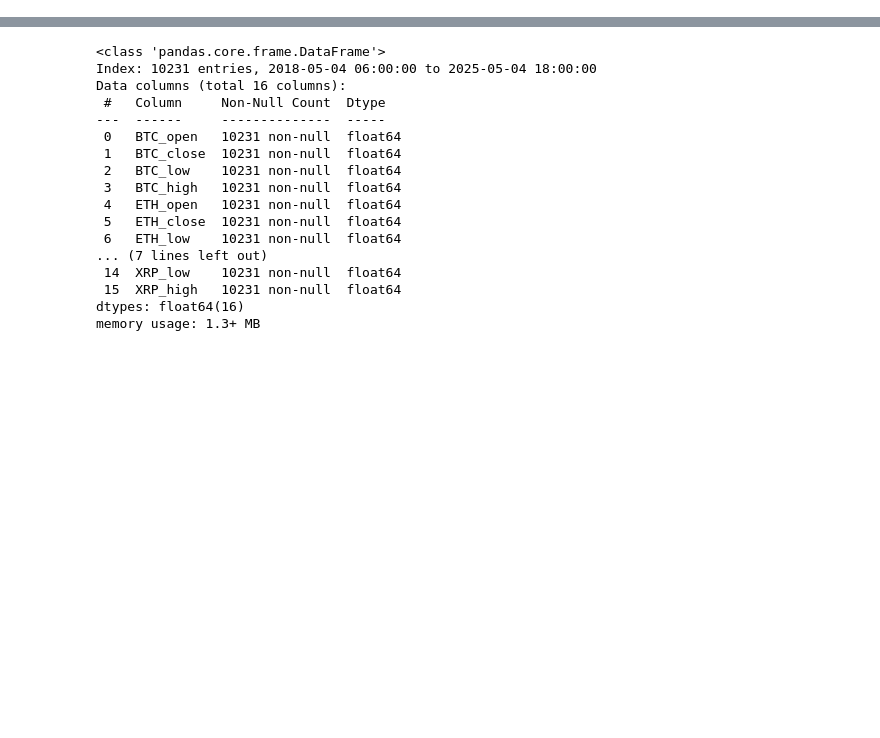
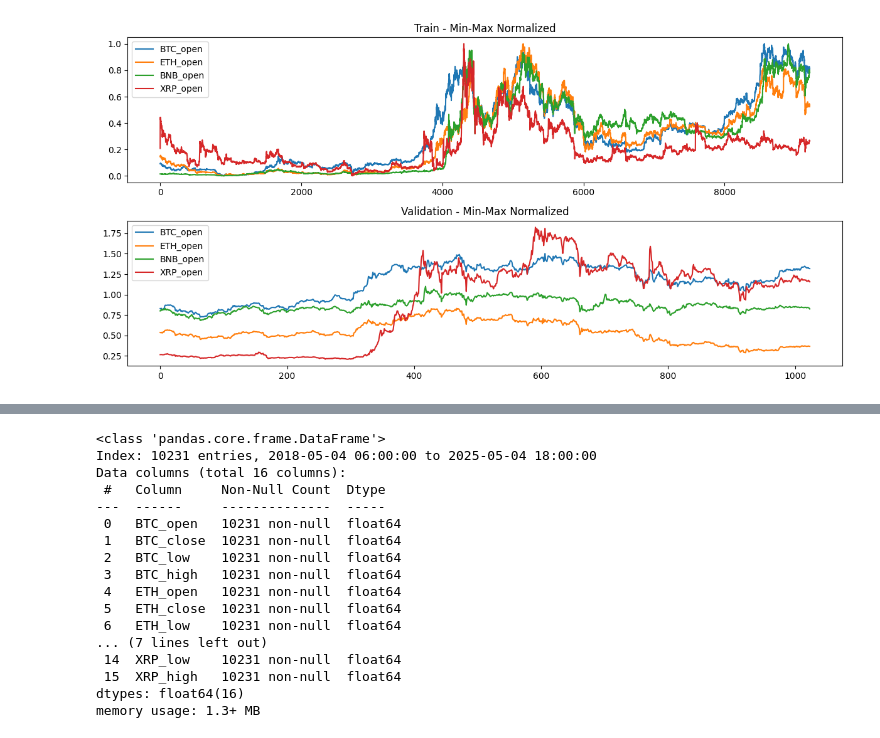
Before and after one commit to mericdemirors/CrossCurrencyPrediction, a Jupyter notebook: 04_data_cleaning.ipynb, the cells around one changed output, grey strips where cells are left out. Saved outputs shown, nothing was run; the diff lists cells and outputs as text; code cells hidden in the pictures; blank space fills up the shorter version.

Commit message:
plots for the presentation and gitignore update

```diff
--- a/04_data_cleaning.ipynb
+++ b/04_data_cleaning.ipynb
@@ -0,0 +1,44 @@
+# %%
+import pandas as pd
+import matplotlib.pyplot as plt
+
+# --- Step 1: Read train & validation CSV ---
+train_csv = "data/BTC_ETH_BNB_XRP_6h_shared_train.csv"
+val_csv = "data/BTC_ETH_BNB_XRP_6h_shared_val.csv"
+
+train_df = pd.read_csv(train_csv, index_col = "open_time").reset_index()
+val_df = pd.read_csv(val_csv, index_col = "open_time").reset_index()
+train_df = train_df.drop('open_time', axis=1)
+val_df = val_df.drop('open_time', axis=1)
+
+# --- Step 2: Min-Max normalization for train ---
+train_min = train_df.min()
+train_max = train_df.max()
+train_norm = (train_df - train_min) / (train_max - train_min)
+
+# --- Step 3: Apply same normalization to validation ---
+val_norm = (val_df - train_min) / (train_max - train_min)
+
+# --- Step 4: Plot open columns ---
+open_cols = ["BTC_open", "ETH_open", "BNB_open", "XRP_open"]
+
+plt.figure(figsize=(12, 6))
+
+# Train subplot
+plt.subplot(2, 1, 1)
+for col in open_cols:
+    plt.plot(train_norm[col], label=col)
+plt.title("Train - Min-Max Normalized")
+plt.legend()
+
+# Validation subplot
+plt.subplot(2, 1, 2)
+for col in open_cols:
+    plt.plot(val_norm[col], label=col)
+plt.title("Validation - Min-Max Normalized")
+plt.legend()
+
+plt.tight_layout()
+plt.show()
+# %% [output]
+[figure, added]
```
Also changed, not shown: parts of 3 cells of this notebook, 1 other file.
